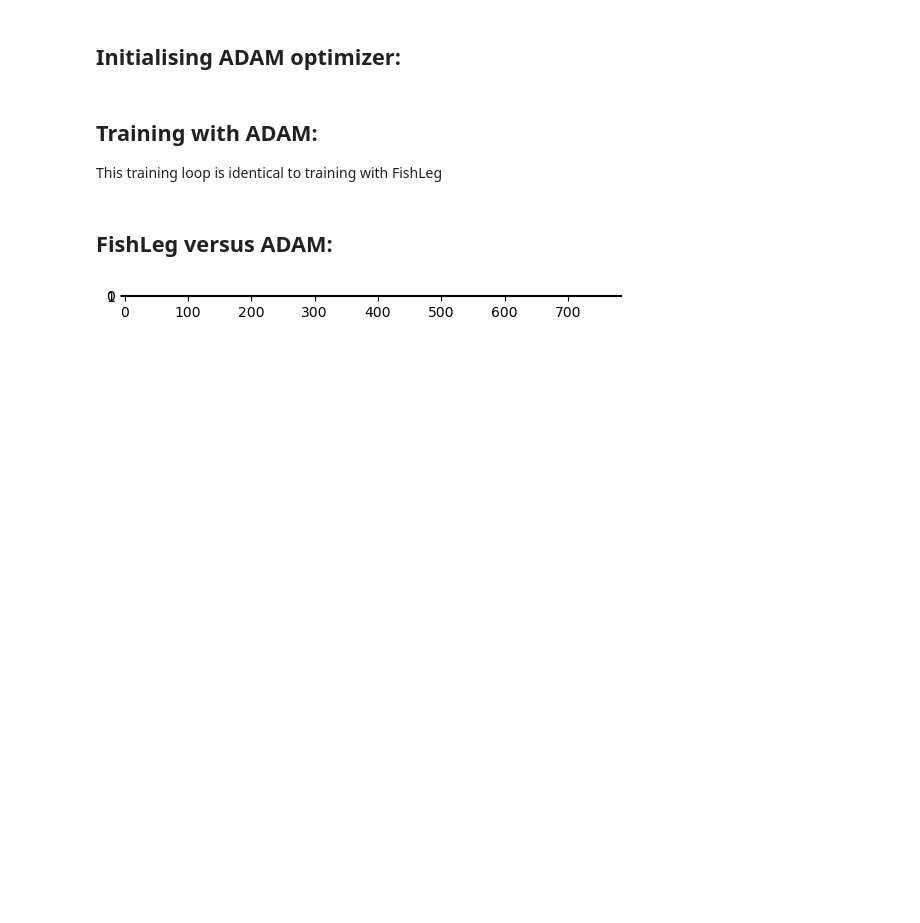
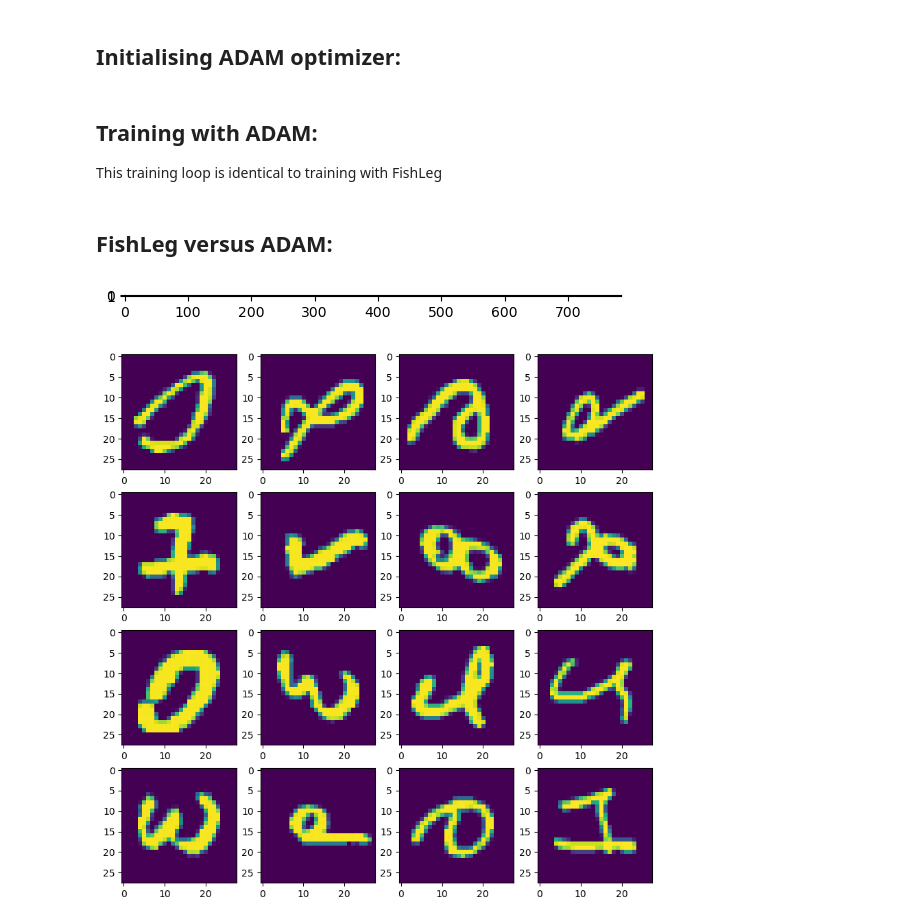
Before and after one commit to mtkresearch/FishLeg, a Jupyter notebook: examples/MNIST_autoencoder.ipynb, the cells around one changed output. Saved outputs shown, nothing was run; the diff lists cells and outputs as text; code cells hidden in the pictures; blank space fills up the shorter version.

Commit message:
plotting mnist working

```diff
--- a/examples/MNIST_autoencoder.ipynb
+++ b/examples/MNIST_autoencoder.ipynb
@@ -358,10 +358,18 @@ plt.imshow(np.array(test_dataset.__getitem__(0)).reshape(28,28), cmap='gray')`
 # %%
 test_dataset
 
-for i in range (len(test_dataset)):
-    plt.imshow(test_dataset[i])
+for i in test_dataset:
+    plt.imshow(i)
     break
 # %% [output]
 [figure]
+# %%
+fig, axs = plt.subplots(4,4, figsize=(10,10))
+
+
+for i, ax in enumerate(axs.flat):
+    ax.imshow(np.array(test_dataset[i])[0].reshape(28,28))
+# %% [output]
+[figure, added]
 # %%
 plt.imshow(np.array(test_dataset.__getitem__(0)).reshape(28,28), cmap='gray')
```
